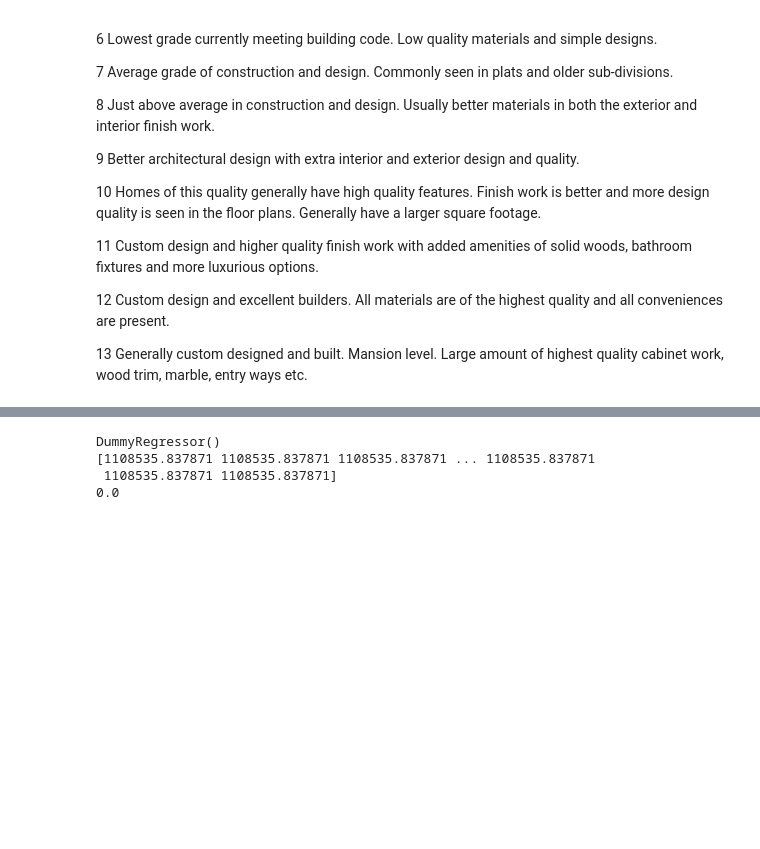
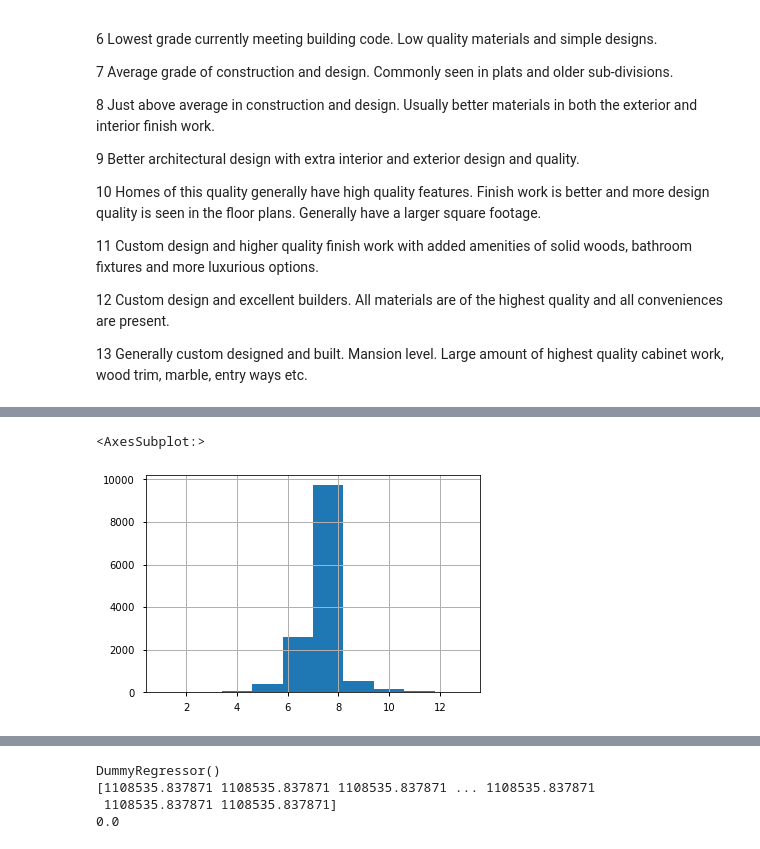
Before and after one commit to hall-nicholas/flatiron-ds-project-2, a Jupyter notebook: code/Dan_exploratory2.ipynb, the cells around one changed output, grey strips where cells are left out. Cells and saved outputs as stored; diff of their text form; code cells hidden in the pictures; blank space fills up the shorter version.

```diff
--- a/code/Dan_exploratory2.ipynb
+++ b/code/Dan_exploratory2.ipynb
@@ -124,0 +184,5 @@ historic_corr = historic.corr()['price'].map(abs).sort_values(ascending=False)
+# %%
+historic['grade_num'].hist()
+# %% [output]
+<AxesSubplot:>
+[figure, added]
```
Also changed, not shown: parts of 33 cells of this notebook, 1 other file.
